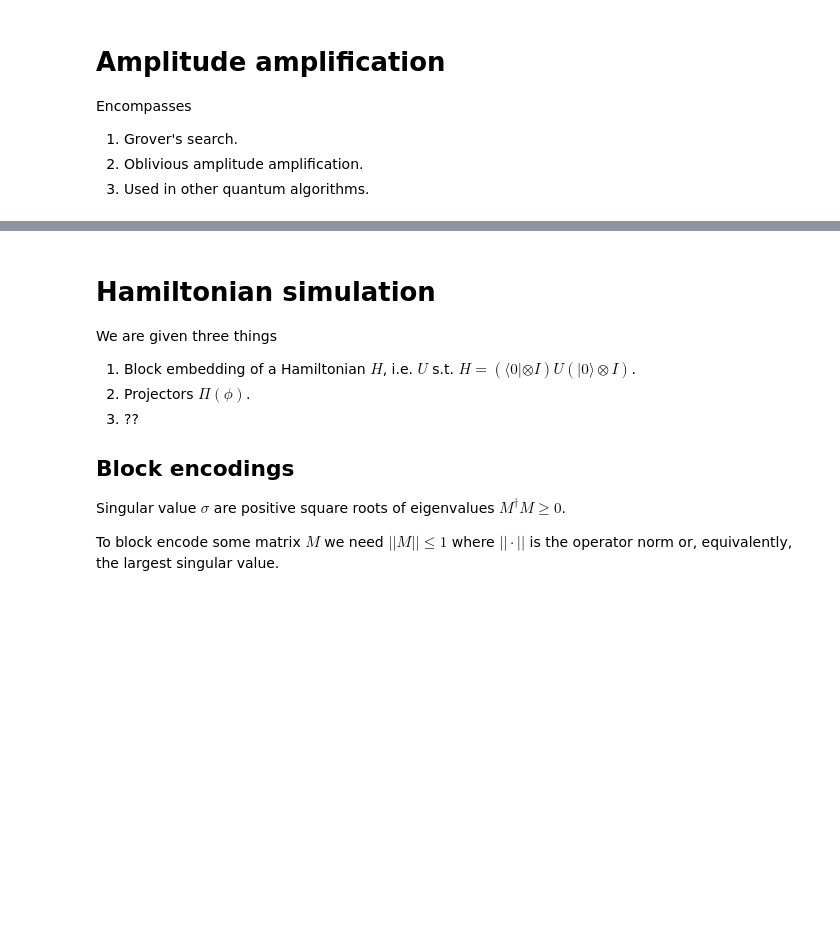
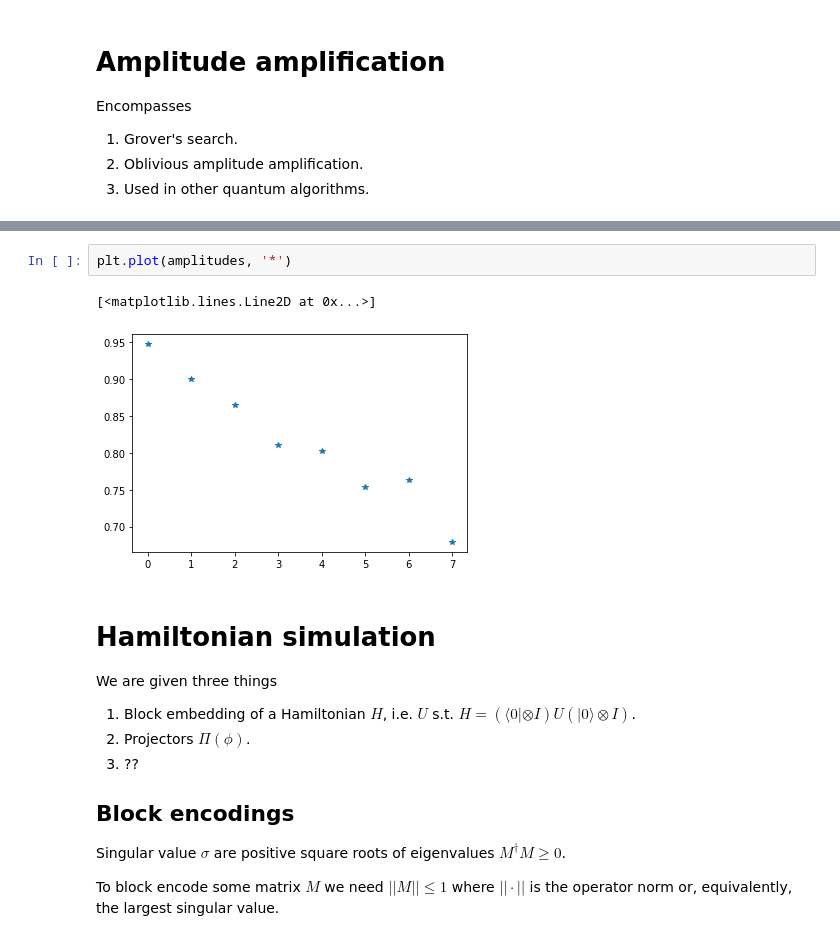
Before and after one commit to idnm/blog, a Jupyter notebook: posts/quantum_singular_value_transformation_intro/index.ipynb, the cells around one changed output, grey strips where cells are left out. Saved outputs shown, nothing was run; the diff lists cells and outputs as text; blank space fills up the shorter version.

```diff
--- a/posts/quantum_singular_value_transformation_intro/index.ipynb
+++ b/posts/quantum_singular_value_transformation_intro/index.ipynb
@@ -141,3 +302,8 @@ Encompasses
+# %%
+plt.plot(amplitudes, '*')
+# %% [output]
+[<matplotlib.lines.Line2D at 0x...>]
+[figure, added]
 # %% [markdown]
 # Hamiltonian simulation
 
```
Also changed, not shown: parts of 25 cells of this notebook.
